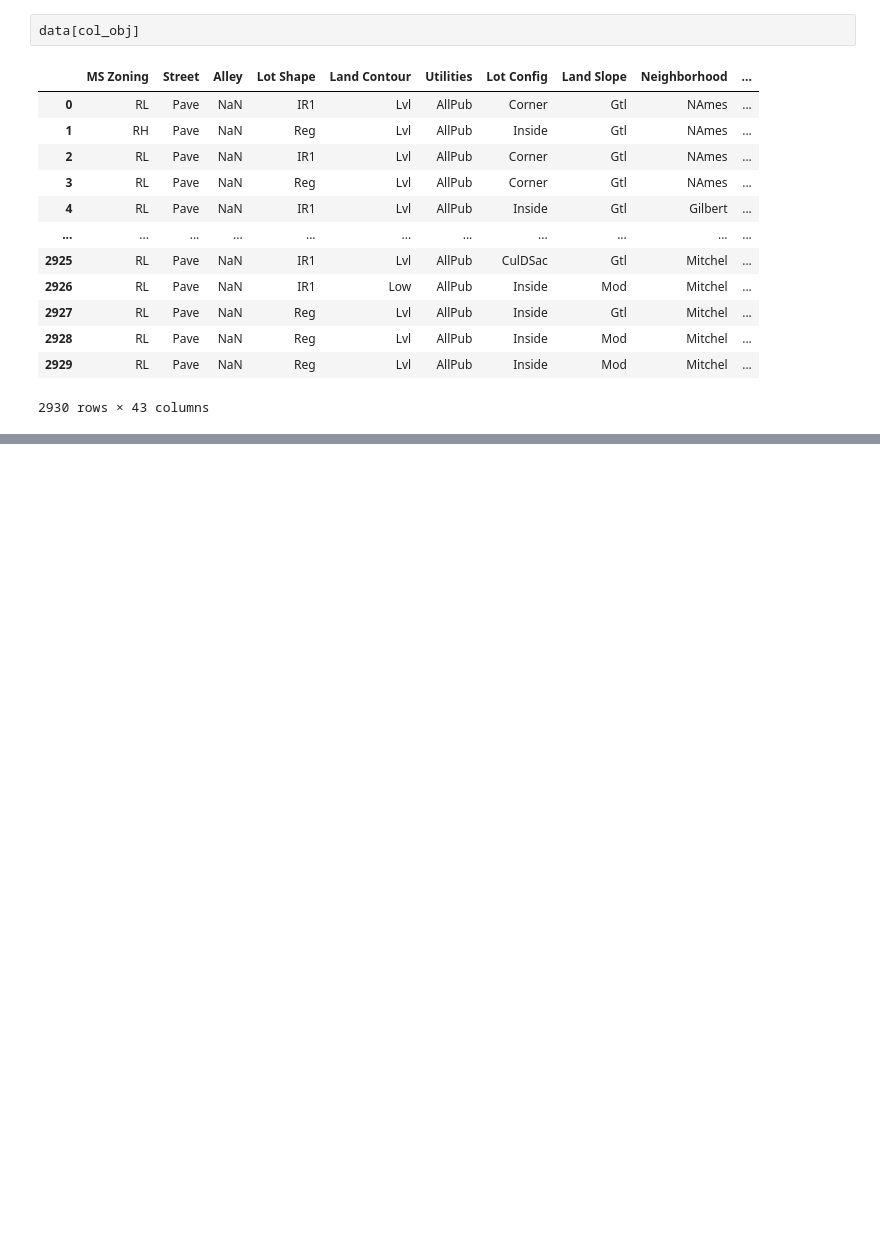
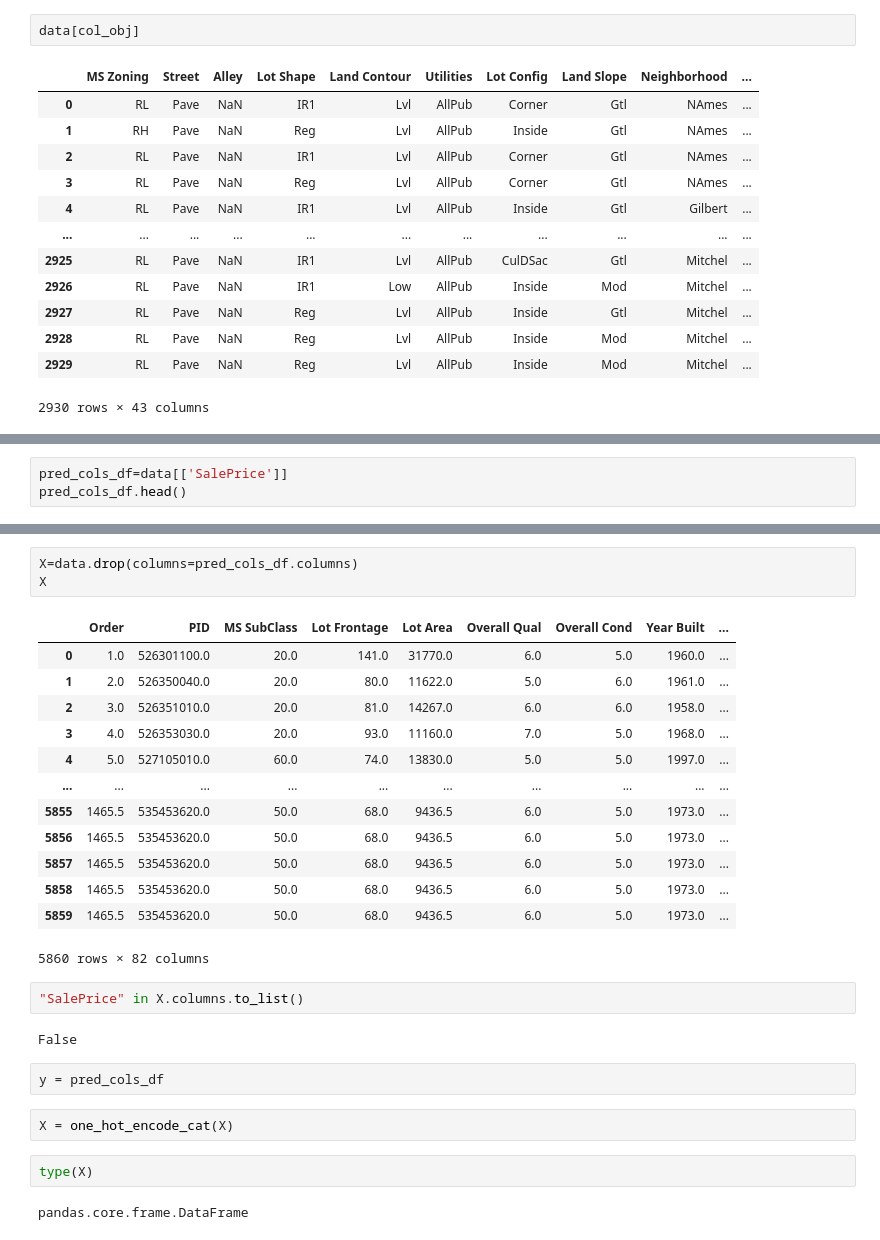
Before and after one commit to rushabh819/housing-price-regression, a Jupyter notebook: notebook/checker.ipynb, the cells around one changed output, grey strips where cells are left out. Drawn from its saved outputs; the diff is of its cells as text; blank space fills up the shorter version.

```diff
--- a/notebook/checker.ipynb
+++ b/notebook/checker.ipynb
@@ -51,0 +94,3 @@ data[col_obj]
+# %%
+pred_cols_df=data[['SalePrice']]
+pred_cols_df.head()
@@ -51,0 +104,29 @@ data[col_obj]
+# %%
+X=data.drop(columns=pred_cols_df.columns)
+X
+# %% [output]
+|  | Order | PID | MS SubClass | Lot Frontage | Lot Area | Overall Qual | Overall Cond | Year Built | ... |
+| 0 | 1.0 | 526301100.0 | 20.0 | 141.0 | 31770.0 | 6.0 | 5.0 | 1960.0 | ... |
+| 1 | 2.0 | 526350040.0 | 20.0 | 80.0 | 11622.0 | 5.0 | 6.0 | 1961.0 | ... |
+| 2 | 3.0 | 526351010.0 | 20.0 | 81.0 | 14267.0 | 6.0 | 6.0 | 1958.0 | ... |
+| 3 | 4.0 | 526353030.0 | 20.0 | 93.0 | 11160.0 | 7.0 | 5.0 | 1968.0 | ... |
+| 4 | 5.0 | 527105010.0 | 60.0 | 74.0 | 13830.0 | 5.0 | 5.0 | 1997.0 | ... |
+| ... | ... | ... | ... | ... | ... | ... | ... | ... | ... |
+| 5855 | 1465.5 | 535453620.0 | 50.0 | 68.0 | 9436.5 | 6.0 | 5.0 | 1973.0 | ... |
+| 5856 | 1465.5 | 535453620.0 | 50.0 | 68.0 | 9436.5 | 6.0 | 5.0 | 1973.0 | ... |
+| 5857 | 1465.5 | 535453620.0 | 50.0 | 68.0 | 9436.5 | 6.0 | 5.0 | 1973.0 | ... |
+| 5858 | 1465.5 | 535453620.0 | 50.0 | 68.0 | 9436.5 | 6.0 | 5.0 | 1973.0 | ... |
+| 5859 | 1465.5 | 535453620.0 | 50.0 | 68.0 | 9436.5 | 6.0 | 5.0 | 1973.0 | ... |
+5860 rows × 82 columns
+# %%
+"SalePrice" in X.columns.to_list()
+# %% [output]
+False
+# %%
+y = pred_cols_df
+# %%
+X = one_hot_encode_cat(X)
+# %%
+type(X)
+# %% [output]
+pandas.core.frame.DataFrame
```
Also changed, not shown: parts of 43 cells of this notebook, 8 other files.
